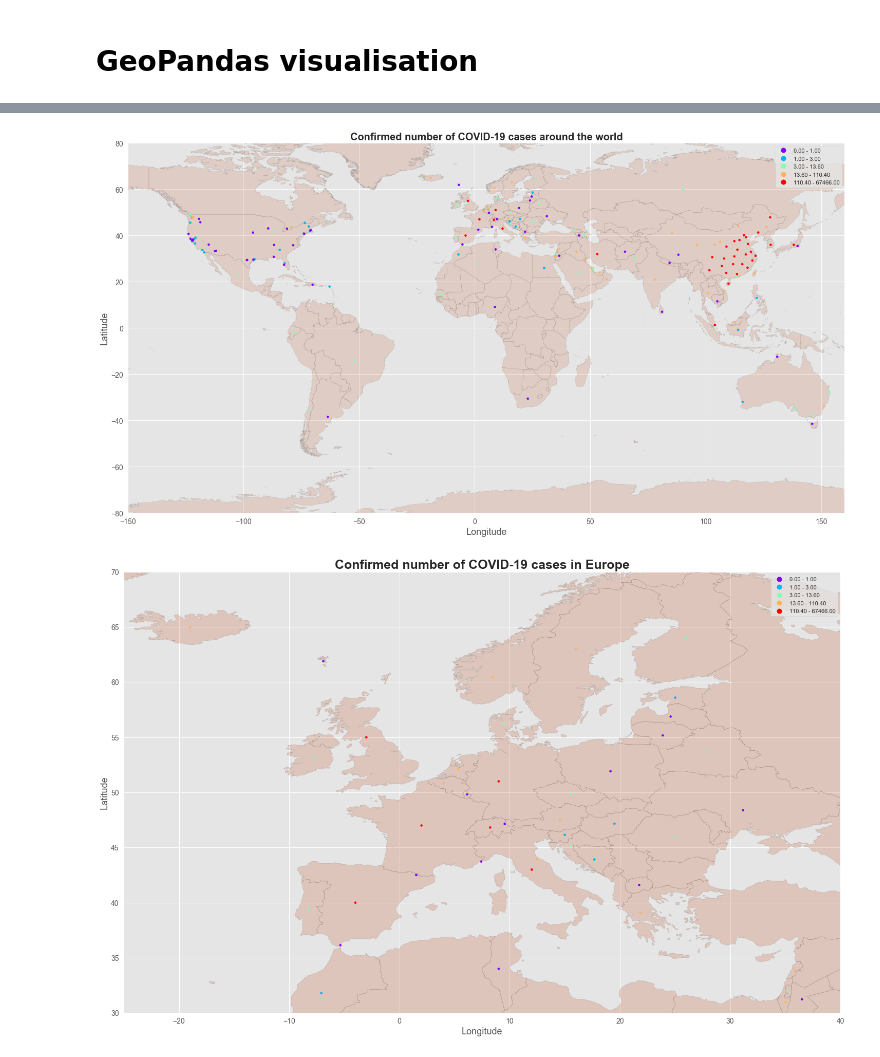
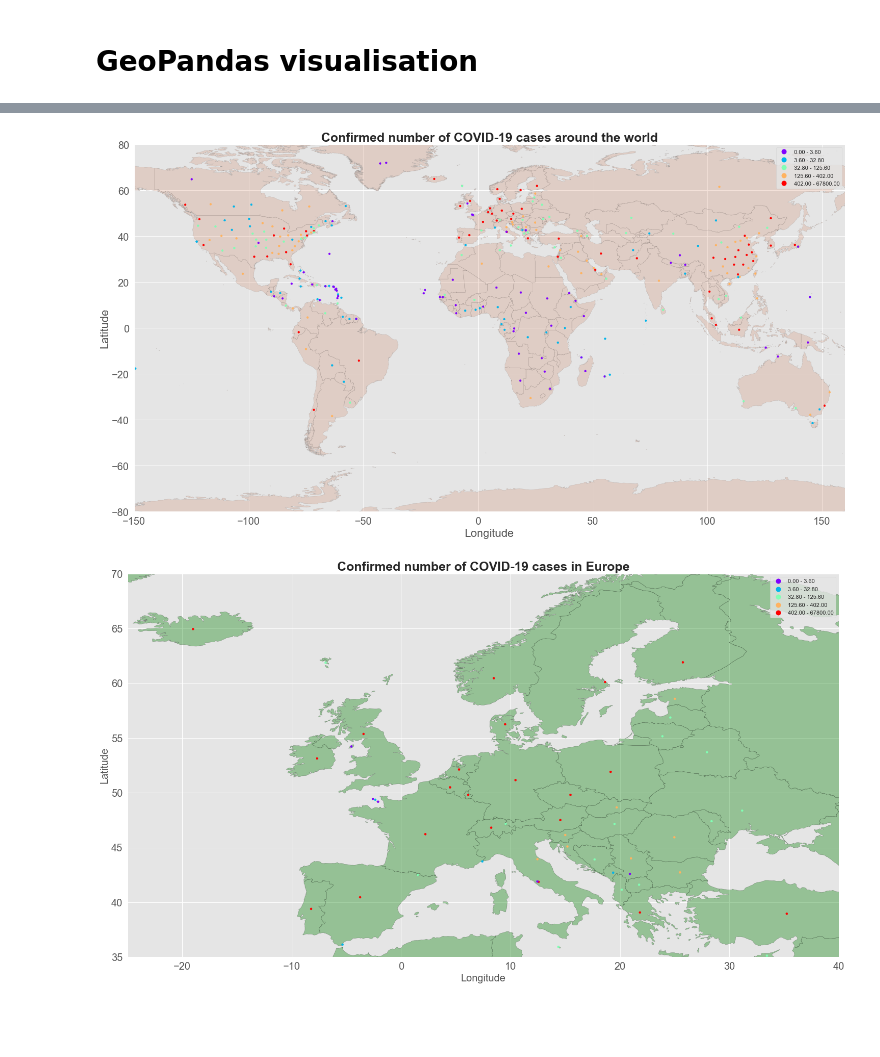
Before and after one commit to frankcardozo/Coronavirus_analysis, a Jupyter notebook: codvid19.ipynb, the cells around one changed output, grey strips where cells are left out. Saved outputs shown, nothing was run; the diff lists cells and outputs as text; code cells hidden in the pictures; blank space fills up the shorter version.

```diff
--- a/codvid19.ipynb
+++ b/codvid19.ipynb
@@ -17,7 +17,7 @@ pd.set_option('display.max_rows', 999999)
 pd.set_option('display.max_columns', 999999)
 pd.set_option('display.width', 999999)
 # %%
-ds = pd.read_csv('./csse_covid_19_data/csse_covid_19_daily_reports/03-05-2020.csv')
+ds = pd.read_csv('./csse_covid_19_data/csse_covid_19_daily_reports/03-21-2020.csv')
 ds.head()
 # %% [output]
 |  | Province/State | Country/Region | Last Update | Confirmed | Deaths | Recovered | Latitude | Longitude |
@@ -32,0 +110,21 @@ ds.shape
+# %%
+covid_global_top[['Letality rate (%)']].sort_values(by=['Letality rate (%)'], ascending=True).plot.barh(
+    figsize = (25, 20),
+    width=0.5,
+    align='center',
+    color = ['#1B5EF7'])
+
+plt.xlabel('Letality rate (%)', fontsize=25)
+plt.ylabel('Countries', fontsize=25)
+plt.title('Letality Rate Worldwide', fontsize=30)
+
+
+plt.xlim(0, 9.5) # x axis is cut due to high numbers in confirmed cases so deaths are visible
+plt.style.use('ggplot')
+
+plt.xticks(fontsize=23, rotation=0)
+plt.yticks(fontsize=23)
+plt.legend(fontsize=23, loc=0, facecolor = 'white', title = 'Legend', title_fontsize = 25)
+
+plt.savefig('covid_letality_rate.jpg', dpi=540)
+plt.show()
@@ -397,7 +459,7 @@ fig, ax = plt.subplots(figsize=(25,20))
 
 world_map.plot(ax=ax, alpha=0.15, color='#C24813', edgecolor='black')
 
-geo_ds.plot(column='Confirmed', ax=ax, markersize=16,
+geo_ds.plot(column='Confirmed', ax=ax, markersize=14,
             legend=True,
             categorical=False,
             scheme='Quantiles',
@@ -405,39 +467,39 @@ geo_ds.plot(column='Confirmed', ax=ax, markersize=16,
 
 plt.xlim(-150,160)
 plt.ylim(-80,80)
-plt.title('Confirmed number of COVID-19 cases around the world', fontsize=20, fontweight='bold')
-plt.ylabel('Latitude', fontsize=18)
-plt.xlabel('Longitude', fontsize=18)
-plt.xticks(fontsize=14)
-plt.yticks(fontsize=14)
+plt.title('Confirmed number of COVID-19 cases around the world', fontsize=25, fontweight='bold')
+plt.ylabel('Latitude', fontsize=22)
+plt.xlabel('Longitude', fontsize=22)
+plt.xticks(fontsize=20)
+plt.yticks(fontsize=20)
 
 plt.savefig('covid_global_map_confirmed.jpg', dpi=540)
 plt.show()
 # %% [output]
-[figure, old version]
+[figure, new version]
 # %%
 #plotting confirmed cases in Europe
 
 fig, ax = plt.subplots(figsize=(25,20))
 
-world_map.plot(ax=ax, alpha=0.2, color='#C24813', edgecolor='black')
+world_map.plot(ax=ax, alpha=0.35, color='green', edgecolor='black')
 
 geo_ds.plot(column='Confirmed', ax=ax, markersize=16,
             legend=True,
             categorical=False,
             scheme='Quantiles',
             cmap='rainbow')
 
 plt.xlim(-25,40)
-plt.ylim(30,70)
+plt.ylim(35,70)
 plt.title('Confirmed number of COVID-19 cases in Europe', fontsize=25, fontweight='bold')
-plt.ylabel('Latitude', fontsize=18)
-plt.xlabel('Longitude', fontsize=18)
-plt.xticks(fontsize=14)
-plt.yticks(fontsize=14)
+plt.ylabel('Latitude', fontsize=20)
+plt.xlabel('Longitude', fontsize=20)
+plt.xticks(fontsize=20)
+plt.yticks(fontsize=20)
 
 
 plt.savefig('covid_europe_map_confirmed.jpg', dpi=540)
 plt.show()
 # %% [output]
-[figure, old version]
+[figure, new version]
```
Also changed, not shown: parts of 39 cells of this notebook, 15 other files.
